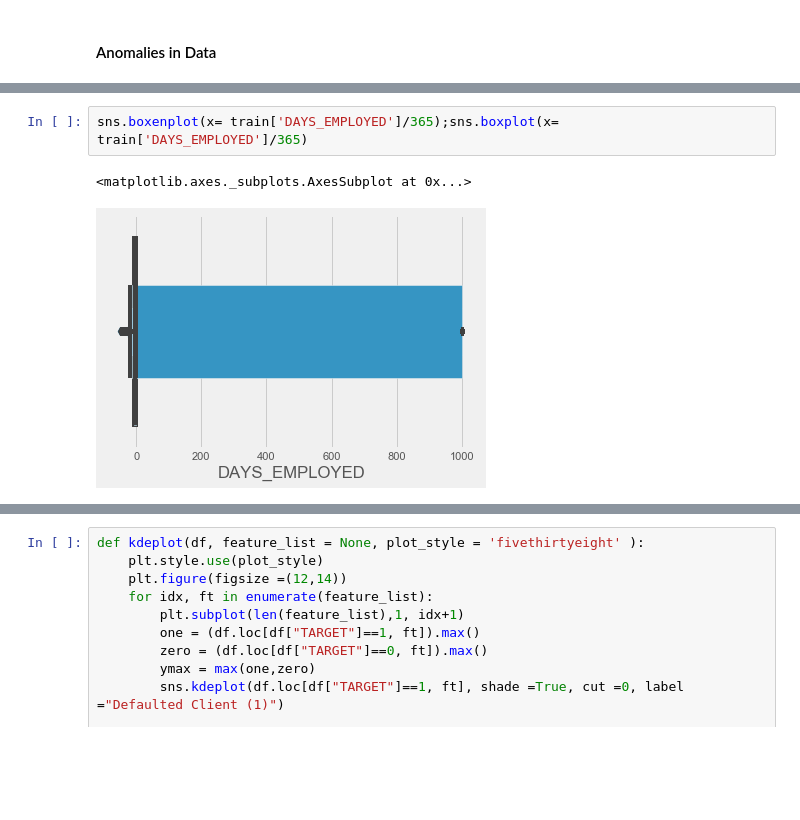
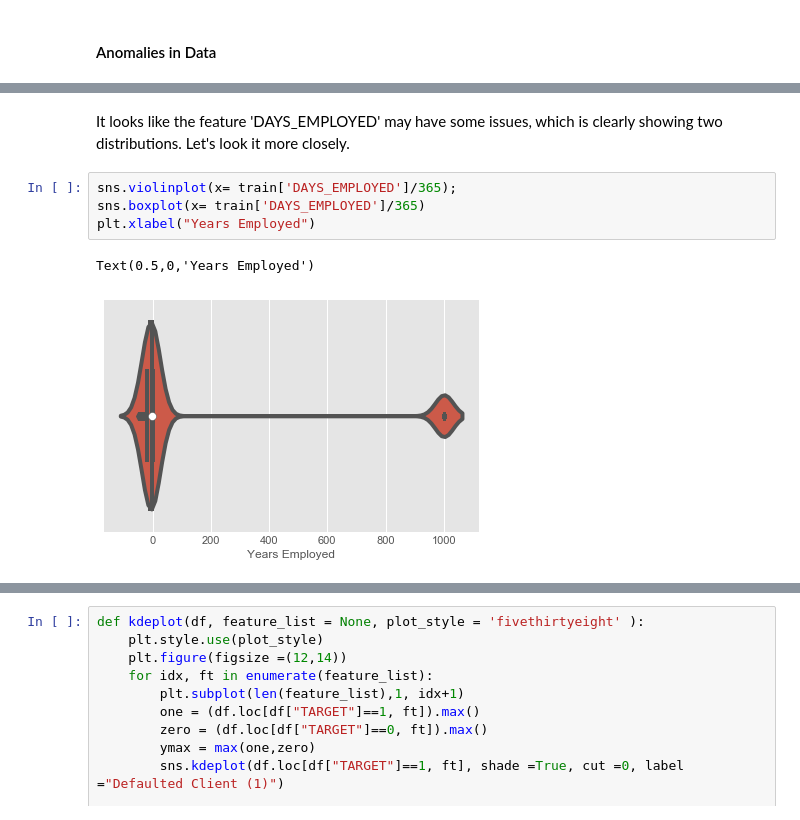
Before and after one commit to zahid1202/Credit_Default_Risk, a Jupyter notebook: CreditCardFraud.ipynb, the cells around one changed output, grey strips where cells are left out. Saved outputs shown, nothing was run; the diff lists cells and outputs as text; blank space fills up the shorter version.

```diff
--- a/CreditCardFraud.ipynb
+++ b/CreditCardFraud.ipynb
@@ -371,5 +328,9 @@ sns.boxplot(x= train['DAYS_EMPLOYED']/365)
+# %% [markdown]
+It looks like the feature 'DAYS_EMPLOYED' may have some issues, which is clearly showing two distributions. Let's look it more closely.
 # %%
-sns.boxenplot(x= train['DAYS_EMPLOYED']/365);sns.boxplot(x= train['DAYS_EMPLOYED']/365)
+sns.violinplot(x= train['DAYS_EMPLOYED']/365);
+sns.boxplot(x= train['DAYS_EMPLOYED']/365)
+plt.xlabel("Years Employed")
 # %% [output]
-<matplotlib.axes._subplots.AxesSubplot at 0x...>
+Text(0.5,0,'Years Employed')
-[figure, old version]
+[figure, new version]
```
Also changed, not shown: parts of 43 cells of this notebook.
